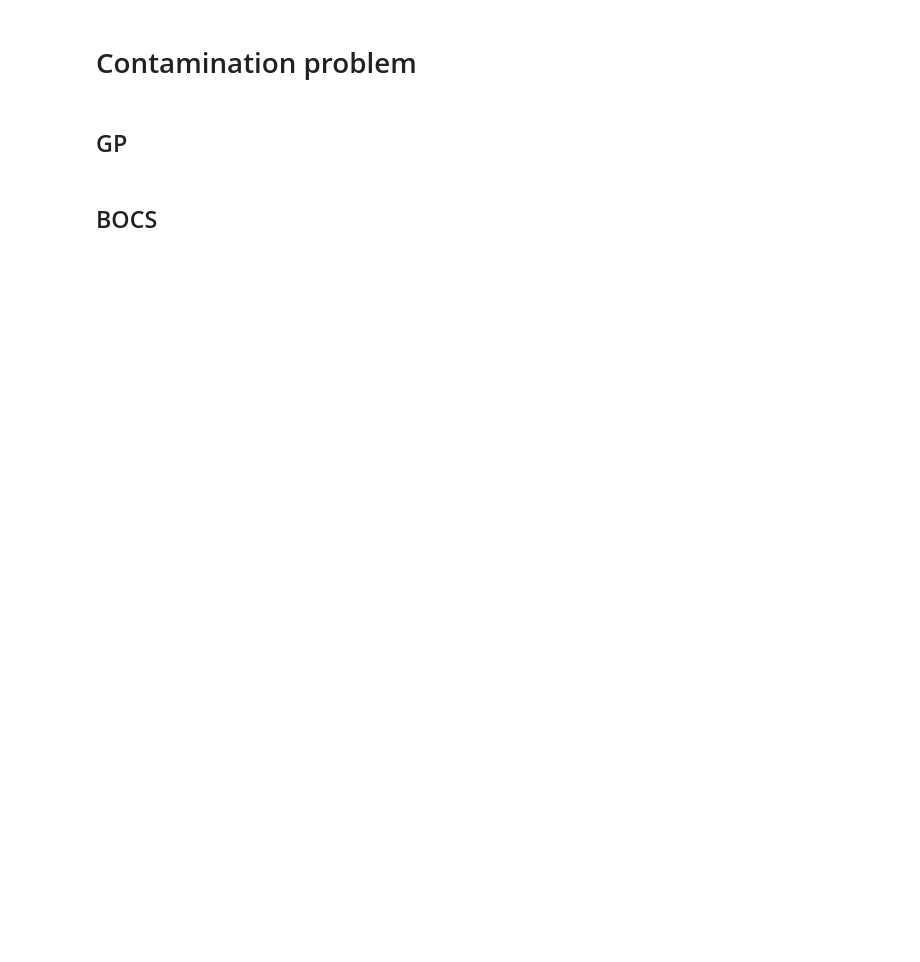
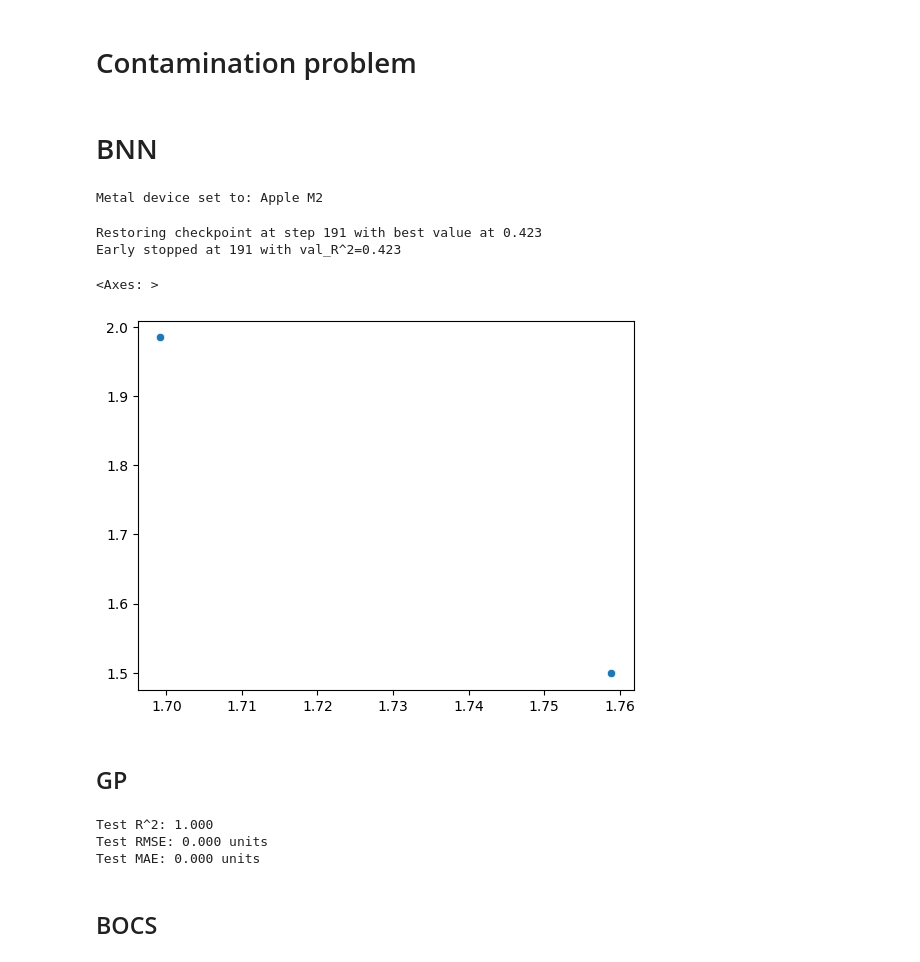
Before and after one commit to roinaveiro/sbbo, a Jupyter notebook: notebooks/models_comp.ipynb, the cells around one changed output. Saved outputs shown, nothing was run; the diff lists cells and outputs as text; code cells hidden in the pictures; blank space fills up the shorter version.

```diff
--- a/notebooks/models_comp.ipynb
+++ b/notebooks/models_comp.ipynb
@@ -25,12 +29,31 @@ from sklearn.metrics import r2_score, mean_squared_error, mean_absolute_error
 # %% [markdown]
 # Contamination problem
 # %%
-N = 300
+N = 10
 opt = Contamination(n=N, lamda=0.0001)
 X = opt.X
 y = opt.y
 test_set_size = 0.2
 X_train, X_test, y_train, y_test = train_test_split(X, y, test_size=test_set_size, random_state=0)
+X_train = X_train.astype(float)
+X_test = X_test.astype(float)
+# %% [markdown]
+# BNN
+# %%
+model = BNN()
+# %%
+model.fit(X_train, y_train)
+# %% [output]
+Metal device set to: Apple M2
+Restoring checkpoint at step 191 with best value at 0.423
+Early stopped at 191 with val_R^2=0.423
+# %%
+y_mu = model.predict(X_test)
+# %%
+sns.scatterplot(x=y_test, y=y_mu)
+# %% [output]
+<Axes: >
+[figure, added]
 # %% [markdown]
 ## GP
 # %%
@@ -46,6 +69,10 @@ mae = mean_absolute_error(y_test, y_pred)
 print("\nTest R^2: {:.3f}".format(score))
 print("Test RMSE: {:.3f} units".format(rmse))
 print("Test MAE: {:.3f} units".format(mae))
+# %% [output]
+Test R^2: 1.000
+Test RMSE: 0.000 units
+Test MAE: 0.000 units
 # %% [markdown]
 ## BOCS
 # %%
```
Also changed, not shown: parts of 16 cells of this notebook, 7 other files.
